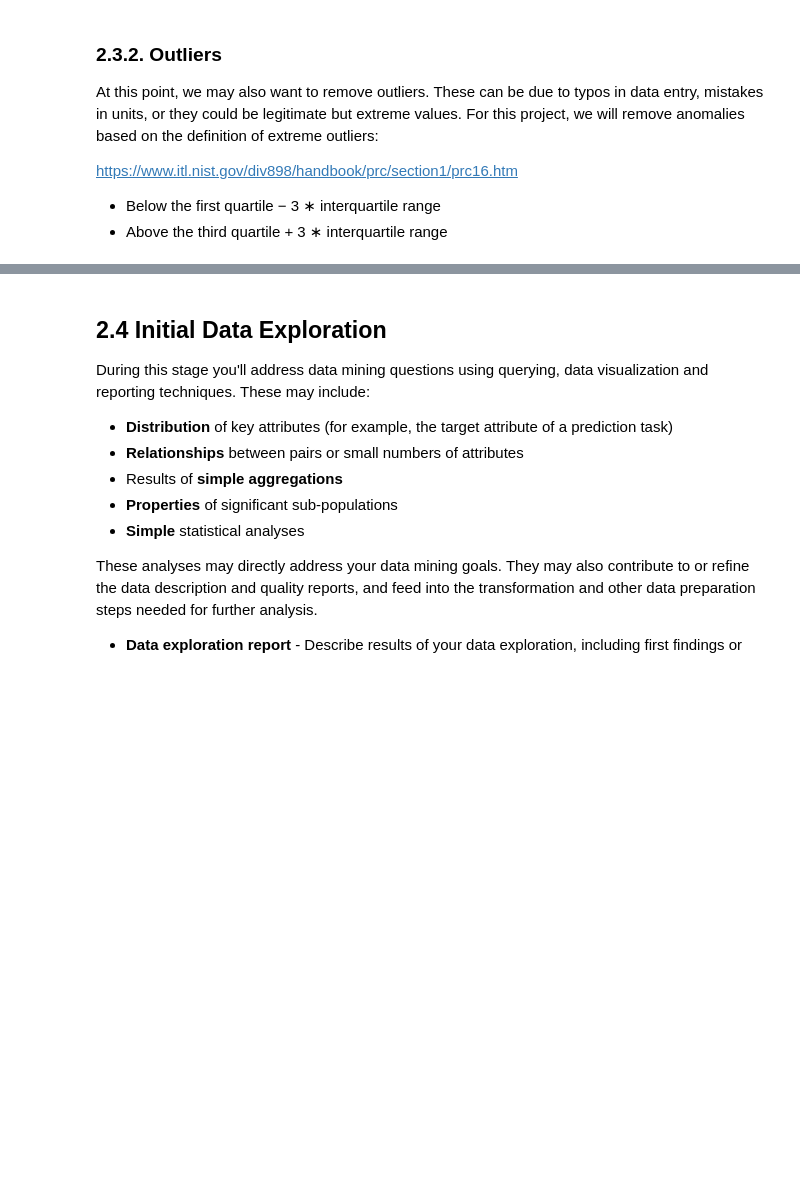
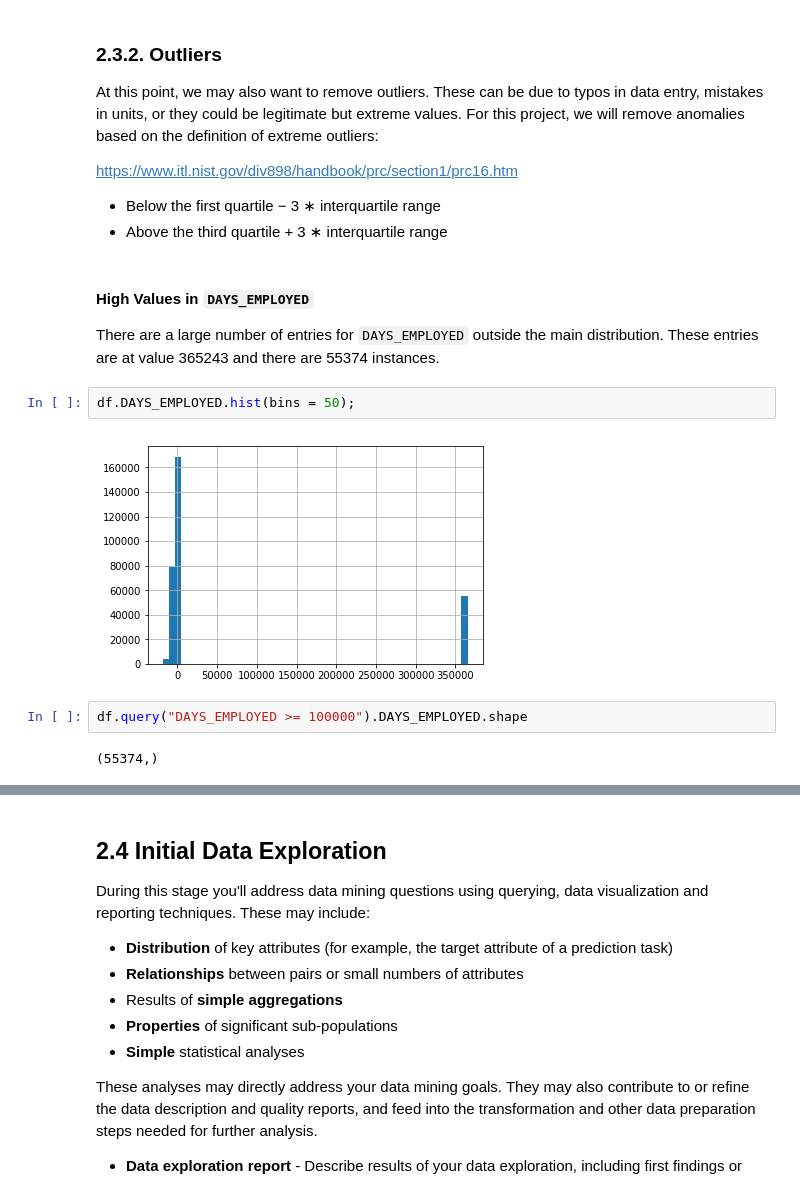
Before and after one commit to sjmiller8182/home-credit-default-risk, a Jupyter notebook: MiniLab1 CRISP-DM .ipynb, the cells around one changed output, grey strips where cells are left out. Drawn from its saved outputs; the diff is of its cells as text; blank space fills up the shorter version.

Commit message:
Add details on issue with DAYS_EMPLOYED

```diff
--- a/MiniLab1 CRISP-DM .ipynb
+++ b/MiniLab1 CRISP-DM .ipynb
@@ -317,3 +317,16 @@ https://www.itl.nist.gov/div898/handbook/prc/section1/prc16.htm
 
 - Below the first quartile − 3 ∗ interquartile range
 - Above the third quartile + 3 ∗ interquartile range
+# %% [markdown]
+#### High Values in `DAYS_EMPLOYED`
+
+There are a large number of entries for `DAYS_EMPLOYED` outside the main distribution.
+These entries are at value 365243 and there are 55374 instances.
+# %%
+df.DAYS_EMPLOYED.hist(bins = 50);
+# %% [output]
+[figure, added]
+# %%
+df.query("DAYS_EMPLOYED >= 100000").DAYS_EMPLOYED.shape
+# %% [output]
+(55374,)
```
Also changed, not shown: parts of 1 cell of this notebook.
